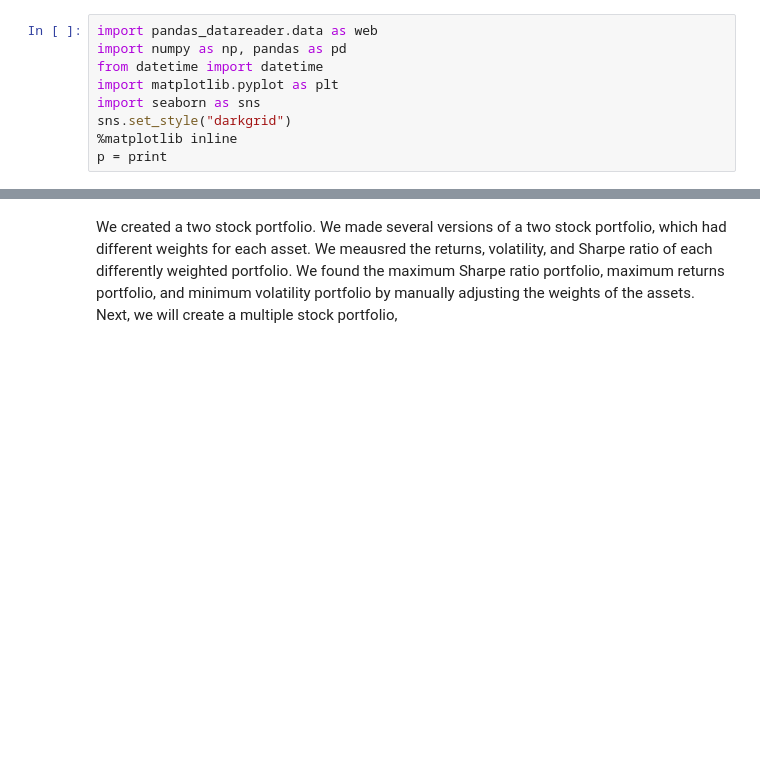
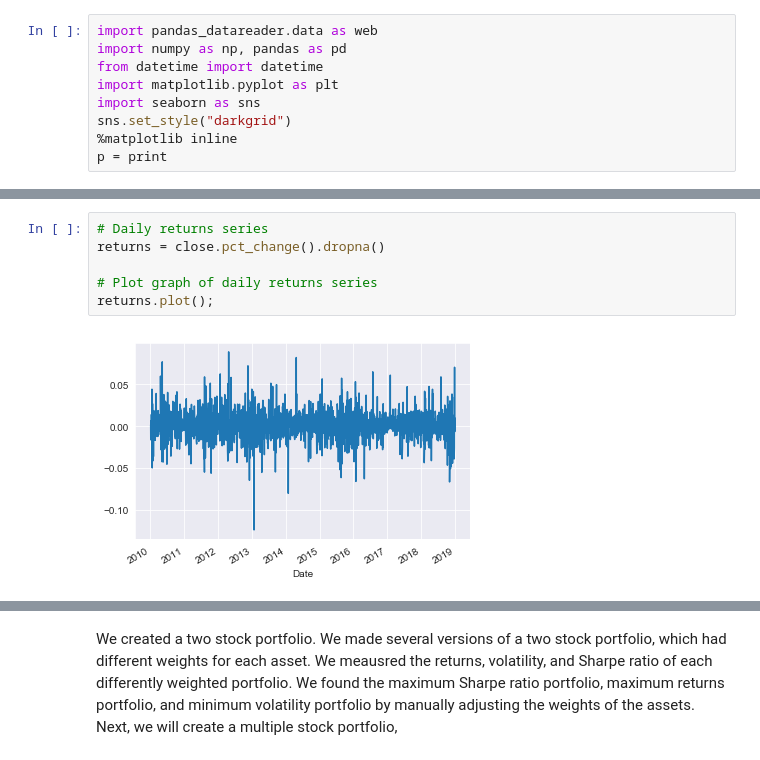
Before and after one commit to robertxbrown06/portfolio_analysis, a Jupyter notebook: 01_2-stock_portfolio.ipynb, the cells around one changed output, grey strips where cells are left out. Drawn from its saved outputs; the diff is of its cells as text; blank space fills up the shorter version.

```diff
--- a/01_2-stock_portfolio.ipynb
+++ b/01_2-stock_portfolio.ipynb
@@ -279,0 +78,8 @@ min_vol_pf
+# %%
+# Daily returns series
+returns = close.pct_change().dropna()
+
+# Plot graph of daily returns series
+returns.plot();
+# %% [output]
+[figure, added]
```
Also changed, not shown: parts of 94 cells of this notebook.
